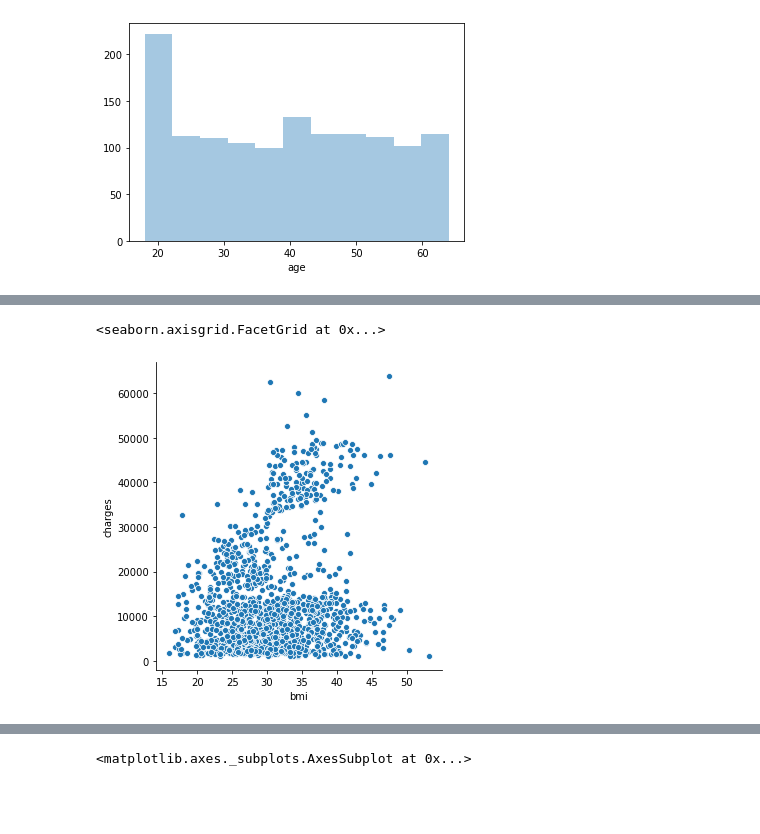
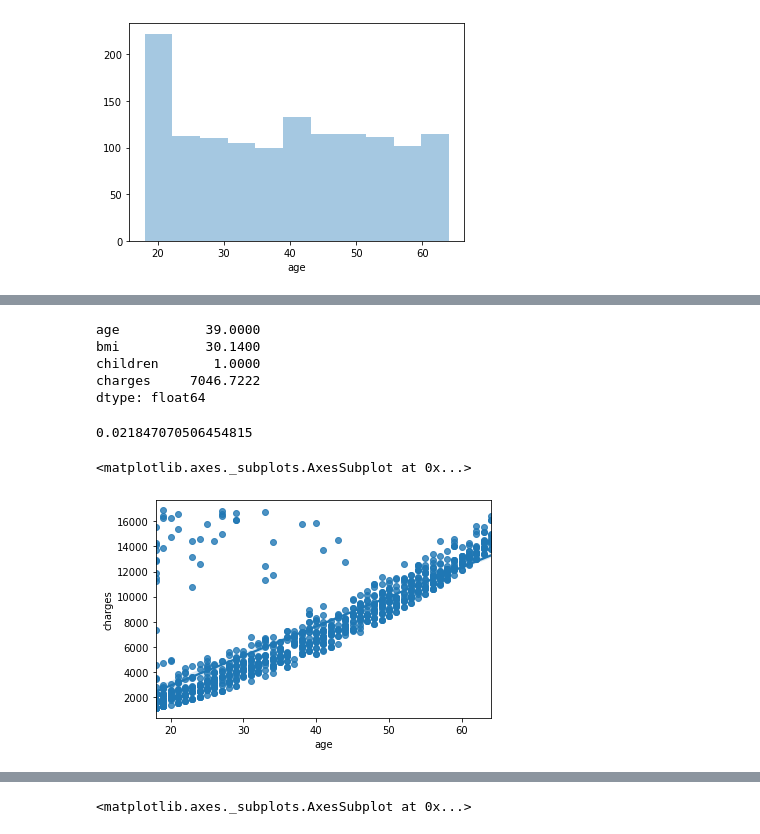
Before and after one commit to or-yitshak/Final-Project-Semster-A, a Jupyter notebook: Regression/insurance regression.ipynb, the cells around one changed output, grey strips where cells are left out. Cells and saved outputs as stored; diff of their text form; code cells hidden in the pictures; blank space fills up the shorter version.

Commit message:
price range data analysis added in regression file

```diff
--- a/Regression/insurance regression.ipynb
+++ b/Regression/insurance regression.ipynb
@@ -104,3 +104,6 @@ sns.distplot(df['age'],kde = False)
 # %% [output]
 <matplotlib.axes._subplots.AxesSubplot at 0x...>
 [figure]
+# %%
+price1= df[df['charges']<17000]
+price1.head()
@@ -107,5 +126,17 @@ sns.distplot(df['age'],kde = False)
+# %%
+price1.median()
+# %% [output]
+age           39.0000
+bmi           30.1400
+children       1.0000
+charges     7046.7222
+dtype: float64
+# %%
+len(price1[price1['smoker']=='yes'])/len(price1)
+# %% [output]
+0.021847070506454815
 # %%
-sns.relplot(data=df,y='charges',x='bmi')
+sns.regplot(data=price1,y='charges',x='age')
 # %% [output]
-<seaborn.axisgrid.FacetGrid at 0x...>
+<matplotlib.axes._subplots.AxesSubplot at 0x...>
-[figure, old version]
+[figure, new version]
```
Also changed, not shown: parts of 13 cells of this notebook.
